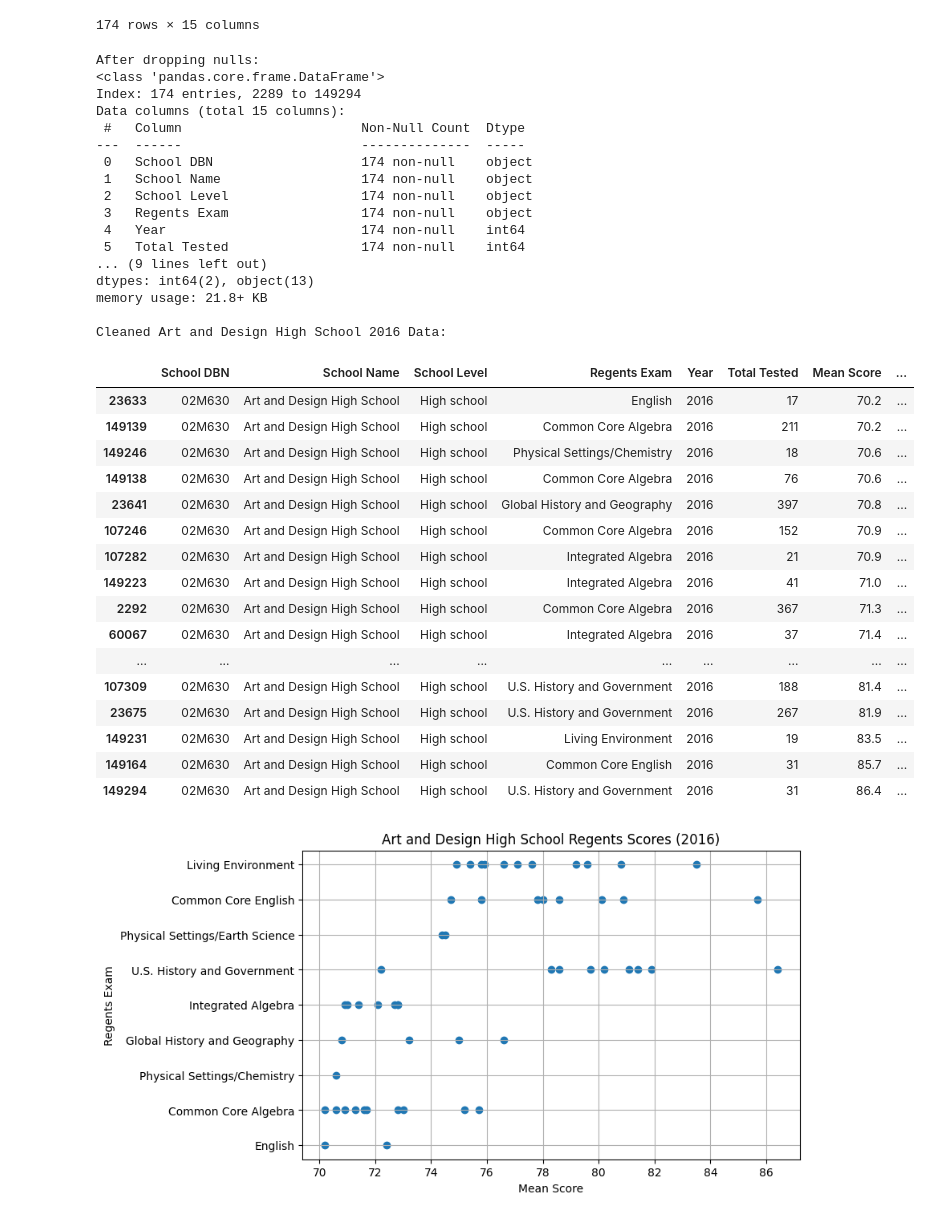
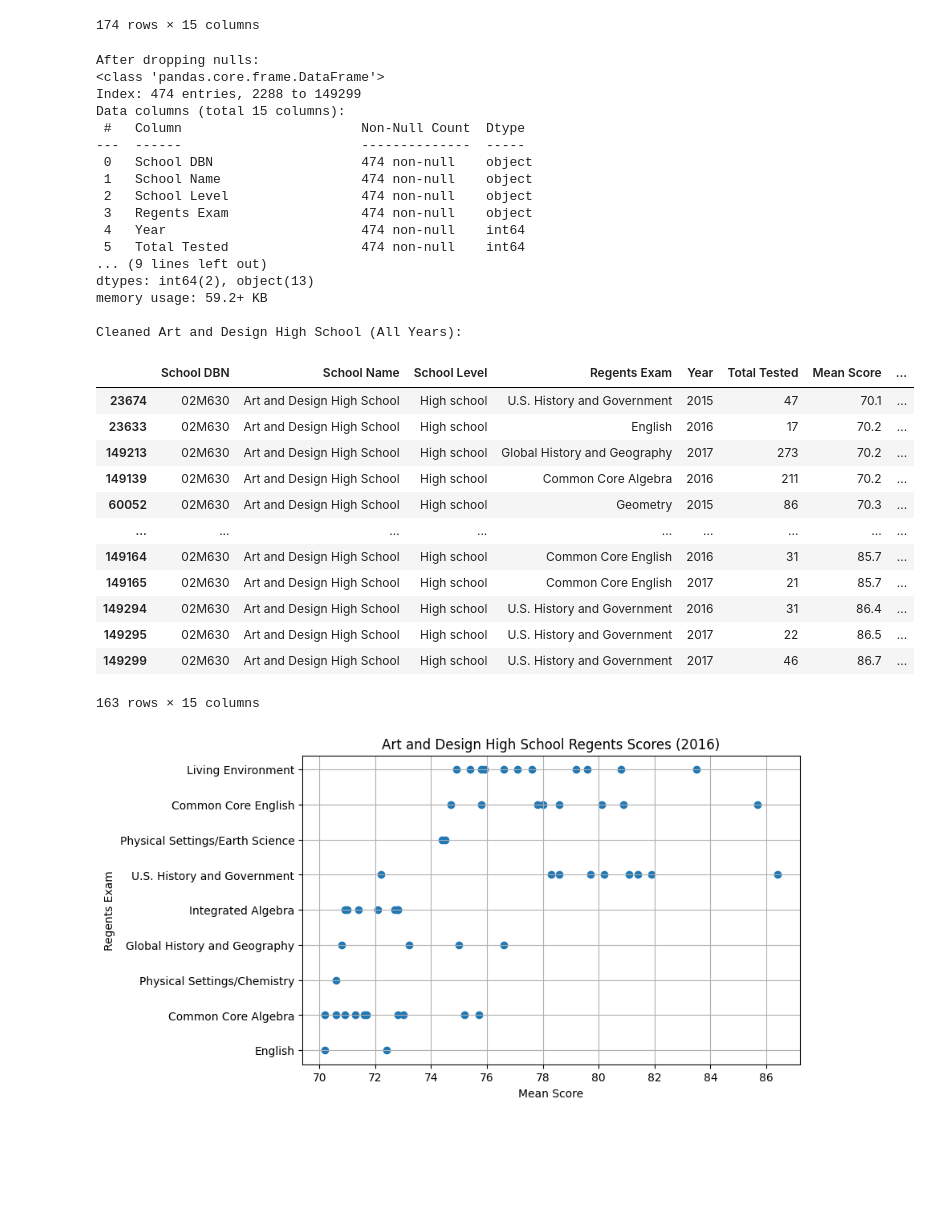
Before and after one commit to madfrantic/helloworld, a Jupyter notebook: project01b.ipynb, the cells around one changed output. Cells and saved outputs as stored; diff of their text form; code cells hidden in the pictures; blank space fills up the shorter version.

```diff
--- a/project01b.ipynb
+++ b/project01b.ipynb
@@ -100,56 +100,52 @@ Art and Design High School 2016 Data:
 # %%
 
 # Drop null rows
-schools_qc_2016 = schools_qc_2016.dropna(axis=0)
+schools_qc_all = schools_qc.dropna(axis=0)
 print("\nAfter dropping nulls:")
-schools_qc_2016.info()
+schools_qc_all.info()
 
 # Remove rows where Mean Score is 's'
-schools_qc_2016 = schools_qc_2016[schools_qc_2016["Mean Score"] != "s"].copy()
+schools_qc_all = schools_qc_all[schools_qc_all["Mean Score"] != "s"].copy()
 
 # Convert Mean Score to float
-schools_qc_2016["Mean Score"] = schools_qc_2016["Mean Score"].astype(float)
+schools_qc_all["Mean Score"] = schools_qc_all["Mean Score"].astype(float)
 
 # Remove very low scores (<70)
-schools_qc_2016 = schools_qc_2016[schools_qc_2016["Mean Score"] > 70]
+schools_qc_all = schools_qc_all[schools_qc_all["Mean Score"] > 70]
 
 # Sort by score
-schools_qc_2016 = schools_qc_2016.sort_values(by="Mean Score")
+schools_qc_all = schools_qc_all.sort_values(by="Mean Score")
 
-print("\nCleaned Art and Design High School 2016 Data:")
-display(schools_qc_2016)
+print("\nCleaned Art and Design High School (All Years):")
+display(schools_qc_all)
 # %% [output]
 After dropping nulls:
 <class 'pandas.core.frame.DataFrame'>
-Index: 174 entries, 2289 to 149294
+Index: 474 entries, 2288 to 149299
 Data columns (total 15 columns):
  #   Column                       Non-Null Count  Dtype
 ---  ------                       --------------  -----
- 0   School DBN                   174 non-null    object
- 1   School Name                  174 non-null    object
- 2   School Level                 174 non-null    object
- 3   Regents Exam                 174 non-null    object
- 4   Year                         174 non-null    int64
- 5   Total Tested                 174 non-null    int64
+ 0   School DBN                   474 non-null    object
+ 1   School Name                  474 non-null    object
+ 2   School Level                 474 non-null    object
+ 3   Regents Exam                 474 non-null    object
+ 4   Year                         474 non-null    int64
+ 5   Total Tested                 474 non-null    int64
 ... (9 lines left out)
 dtypes: int64(2), object(13)
-memory usage: 21.8+ KB
+memory usage: 59.2+ KB
 
-Cleaned Art and Design High School 2016 Data:
+Cleaned Art and Design High School (All Years):
 |  | School DBN | School Name | School Level | Regents Exam | Year | Total Tested | Mean Score | ... |
+| 23674 | 02M630 | Art and Design High School | High school | U.S. History and Government | 2015 | 47 | 70.1 | ... |
 | 23633 | 02M630 | Art and Design High School | High school | English | 2016 | 17 | 70.2 | ... |
+| 149213 | 02M630 | Art and Design High School | High school | Global History and Geography | 2017 | 273 | 70.2 | ... |
 | 149139 | 02M630 | Art and Design High School | High school | Common Core Algebra | 2016 | 211 | 70.2 | ... |
-| 149246 | 02M630 | Art and Design High School | High school | Physical Settings/Chemistry | 2016 | 18 | 70.6 | ... |
-| 149138 | 02M630 | Art and Design High School | High school | Common Core Algebra | 2016 | 76 | 70.6 | ... |
-| 23641 | 02M630 | Art and Design High School | High school | Global History and Geography | 2016 | 397 | 70.8 | ... |
-| 107246 | 02M630 | Art and Design High School | High school | Common Core Algebra | 2016 | 152 | 70.9 | ... |
-| 107282 | 02M630 | Art and Design High School | High school | Integrated Algebra | 2016 | 21 | 70.9 | ... |
-| 149223 | 02M630 | Art and Design High School | High school | Integrated Algebra | 2016 | 41 | 71.0 | ... |
-| 2292 | 02M630 | Art and Design High School | High school | Common Core Algebra | 2016 | 367 | 71.3 | ... |
-| 60067 | 02M630 | Art and Design High School | High school | Integrated Algebra | 2016 | 37 | 71.4 | ... |
+| 60052 | 02M630 | Art and Design High School | High school | Geometry | 2015 | 86 | 70.3 | ... |
 | ... | ... | ... | ... | ... | ... | ... | ... | ... |
-| 107309 | 02M630 | Art and Design High School | High school | U.S. History and Government | 2016 | 188 | 81.4 | ... |
-| 23675 | 02M630 | Art and Design High School | High school | U.S. History and Government | 2016 | 267 | 81.9 | ... |
-| 149231 | 02M630 | Art and Design High School | High school | Living Environment | 2016 | 19 | 83.5 | ... |
 | 149164 | 02M630 | Art and Design High School | High school | Common Core English | 2016 | 31 | 85.7 | ... |
+| 149165 | 02M630 | Art and Design High School | High school | Common Core English | 2017 | 21 | 85.7 | ... |
 | 149294 | 02M630 | Art and Design High School | High school | U.S. History and Government | 2016 | 31 | 86.4 | ... |
+| 149295 | 02M630 | Art and Design High School | High school | U.S. History and Government | 2017 | 22 | 86.5 | ... |
+| 149299 | 02M630 | Art and Design High School | High school | U.S. History and Government | 2017 | 46 | 86.7 | ... |
+163 rows × 15 columns
```
Also changed, not shown: parts of 4 cells of this notebook.
